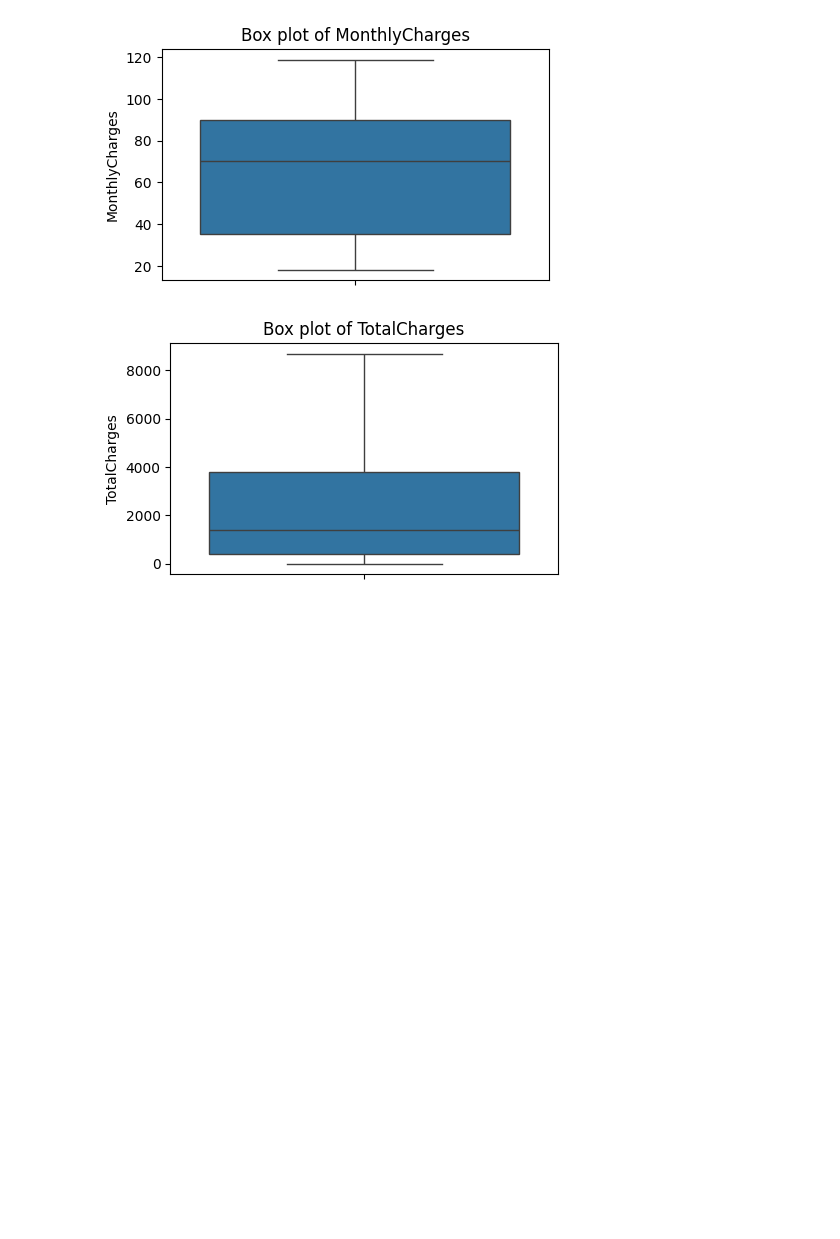
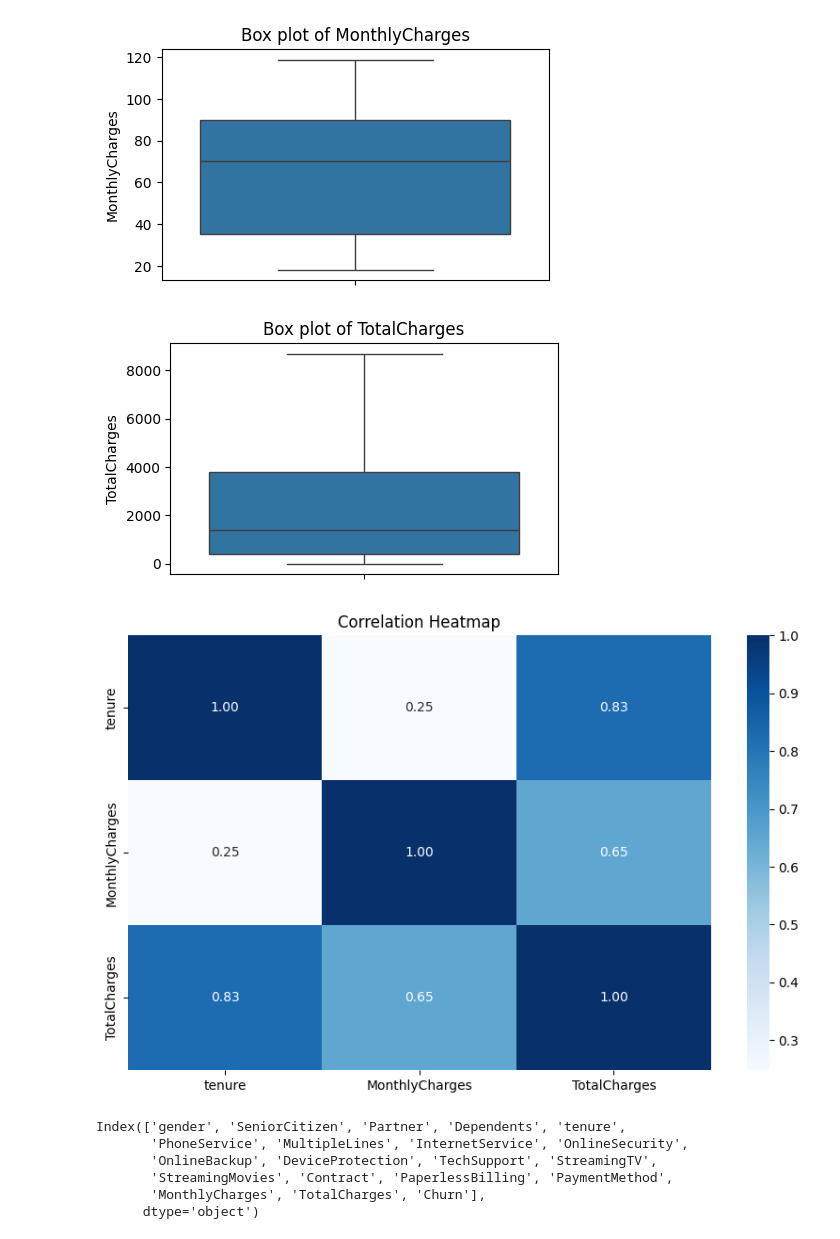
Before and after one commit to peeyush1278/Customer-Churn-Prediction, a Jupyter notebook: Churn_model.ipynb, the cells around one changed output. Drawn from its saved outputs; the diff is of its cells as text; code cells hidden in the pictures; blank space fills up the shorter version.

```diff
--- a/Churn_model.ipynb
+++ b/Churn_model.ipynb
@@ -212,3 +212,19 @@ box_plot(df1,'MonthlyCharges')
 box_plot(df1,'TotalCharges')
 # %% [output]
 [figure]
+# %%
+plt.figure(figsize=(10,6))
+sns.heatmap(df1[["tenure","MonthlyCharges","TotalCharges"]].corr(), annot=True,cmap='Blues',fmt='.2f')
+plt.title('Correlation Heatmap')
+plt.show()
+# %% [output]
+[figure, added]
+# %%
+df1.columns
+# %% [output]
+Index(['gender', 'SeniorCitizen', 'Partner', 'Dependents', 'tenure',
+       'PhoneService', 'MultipleLines', 'InternetService', 'OnlineSecurity',
+       'OnlineBackup', 'DeviceProtection', 'TechSupport', 'StreamingTV',
+       'StreamingMovies', 'Contract', 'PaperlessBilling', 'PaymentMethod',
+       'MonthlyCharges', 'TotalCharges', 'Churn'],
+      dtype='object')
```
Also changed, not shown: parts of 39 cells of this notebook, 2 other files.
